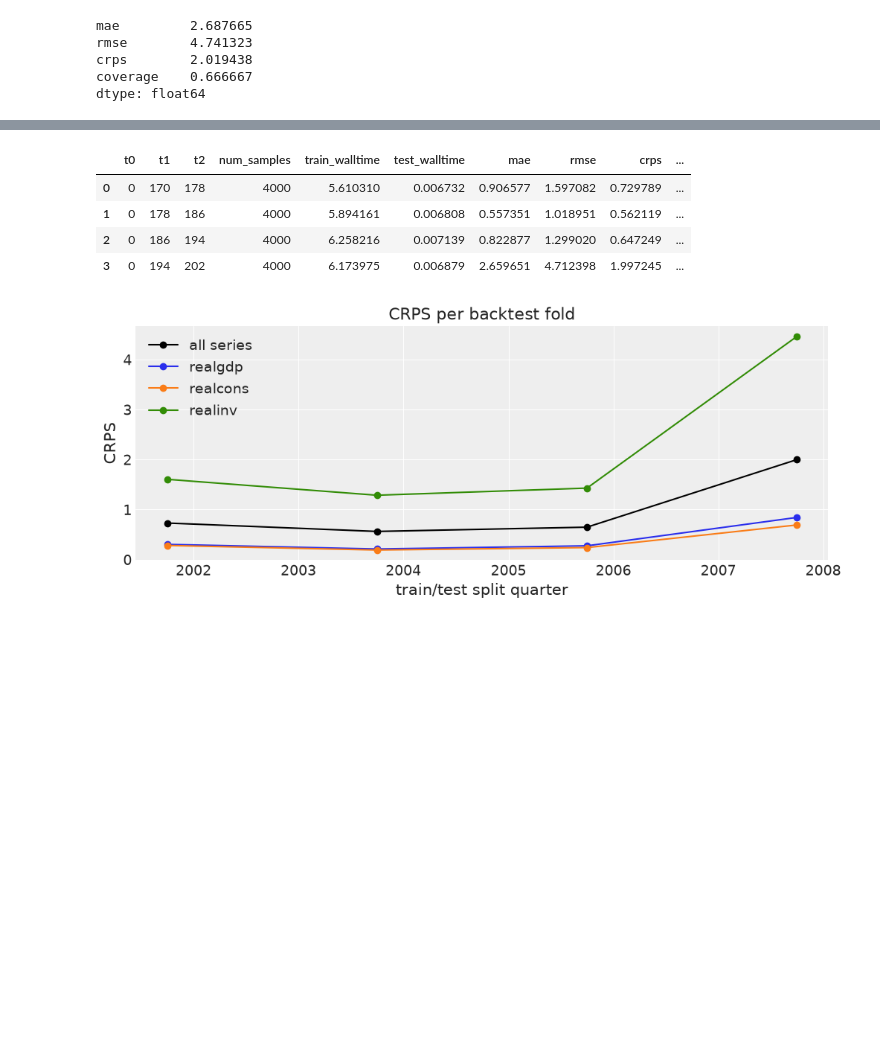
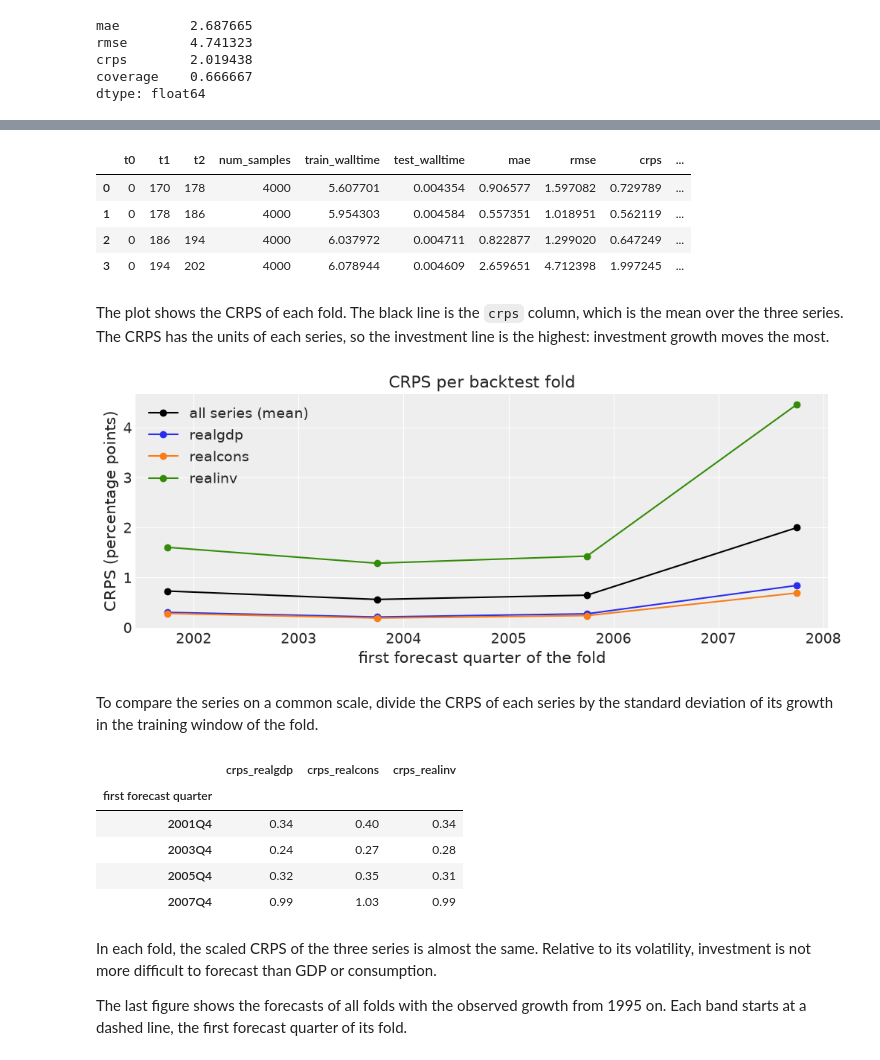
Before and after one commit to pymc-labs/pymc-forecast, a Jupyter notebook: docs/examples/var.ipynb, the cells around one changed output, grey strips where cells are left out. Drawn from its saved outputs; the diff is of its cells as text; code cells hidden in the pictures; blank space fills up the shorter version.

```diff
--- a/docs/examples/var.ipynb
+++ b/docs/examples/var.ipynb
@@ -260,7 +308,6 @@ def series_crps(name: str) -> Metric:
     return lambda pred, truth: eval_crps(pred.sel(series=name), truth.sel(series=name))
 
 
-series_names = list(growth["series"].values)
 results = backtest(
     growth,
     None,
@@ -279,20 +326,46 @@ scores = results_to_dataframe(results)
 scores
 # %% [output]
 |  | t0 | t1 | t2 | num_samples | train_walltime | test_walltime | mae | rmse | crps | ... |
-| 0 | 0 | 170 | 178 | 4000 | 5.610310 | 0.006732 | 0.906577 | 1.597082 | 0.729789 | ... |
-| 1 | 0 | 178 | 186 | 4000 | 5.894161 | 0.006808 | 0.557351 | 1.018951 | 0.562119 | ... |
-| 2 | 0 | 186 | 194 | 4000 | 6.258216 | 0.007139 | 0.822877 | 1.299020 | 0.647249 | ... |
-| 3 | 0 | 194 | 202 | 4000 | 6.173975 | 0.006879 | 2.659651 | 4.712398 | 1.997245 | ... |
+| 0 | 0 | 170 | 178 | 4000 | 5.607701 | 0.004354 | 0.906577 | 1.597082 | 0.729789 | ... |
+| 1 | 0 | 178 | 186 | 4000 | 5.954303 | 0.004584 | 0.557351 | 1.018951 | 0.562119 | ... |
+| 2 | 0 | 186 | 194 | 4000 | 6.037972 | 0.004711 | 0.822877 | 1.299020 | 0.647249 | ... |
+| 3 | 0 | 194 | 202 | 4000 | 6.078944 | 0.004609 | 2.659651 | 4.712398 | 1.997245 | ... |
+# %% [markdown]
+The plot shows the CRPS of each fold. The black line is the `crps` column, which is the mean over the three series. The CRPS has the units of each series, so the investment line is the highest: investment growth moves the most.
 # %%
 split_quarters = growth["time"].values[scores["t1"].to_numpy()]
 
 fig, ax = plt.subplots(figsize=(10, 4))
-ax.plot(split_quarters, scores["crps"], "o-", color="black", label="all series")
+ax.plot(split_quarters, scores["crps"], "o-", color="black", label="all series (mean)")
 for name, color in zip(series_names, ("C0", "C1", "C2"), strict=True):
     ax.plot(split_quarters, scores[f"crps_{name}"], "o-", color=color, label=name)
 ax.legend()
-ax.set(xlabel="train/test split quarter", ylabel="CRPS", title="CRPS per backtest fold")
-plt.show()
+ax.set(
+    xlabel="first forecast quarter of the fold",
+    ylabel="CRPS (percentage points)",
+    title="CRPS per backtest fold",
+);
 # %% [output]
-[figure, old version]
+[figure, new version]
+# %% [markdown]
+To compare the series on a common scale, divide the CRPS of each series by the standard deviation of its growth in the training window of the fold.
+# %%
+crps_columns = [f"crps_{name}" for name in series_names]
+train_sd = np.stack(
+    [growth.isel(time=slice(t0, t1)).std("time").values for t0, t1 in scores[["t0", "t1"]].values]
+)
+scaled_crps = scores[crps_columns] / train_sd
+scaled_crps.index = pd.DatetimeIndex(split_quarters).to_period("Q").rename("first forecast quarter")
+scaled_crps.round(2)
+# %% [output]
+|  | crps_realgdp | crps_realcons | crps_realinv |
+| first forecast quarter |  |  |  |
+| 2001Q4 | 0.34 | 0.40 | 0.34 |
+| 2003Q4 | 0.24 | 0.27 | 0.28 |
+| 2005Q4 | 0.32 | 0.35 | 0.31 |
+| 2007Q4 | 0.99 | 1.03 | 0.99 |
+# %% [markdown]
+In each fold, the scaled CRPS of the three series is almost the same. Relative to its volatility, investment is not more difficult to forecast than GDP or consumption.
+
+The last figure shows the forecasts of all folds with the observed growth from 1995 on. Each band starts at a dashed line, the first forecast quarter of its fold.
 # %%
```
Also changed, not shown: parts of 26 cells of this notebook, 2 other files.
